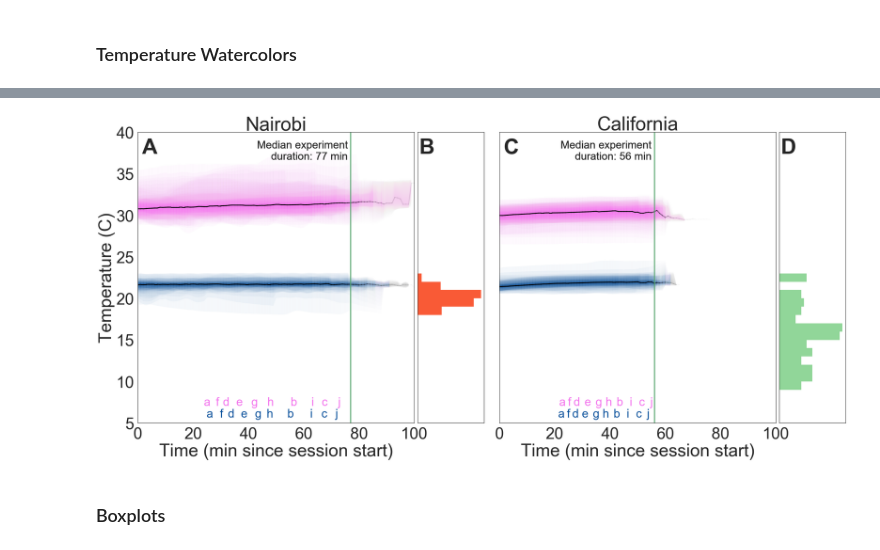
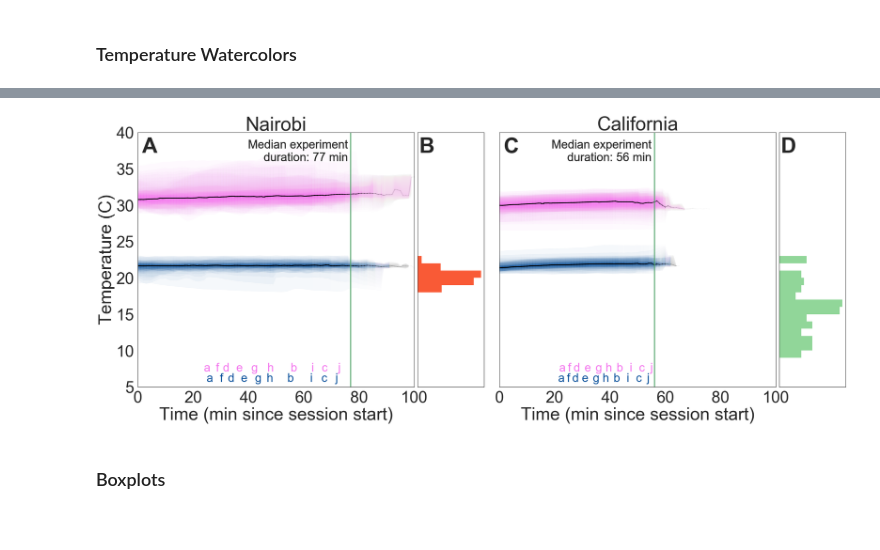
Before and after one commit to bolliger32/berkeley_temp_behavior, a Jupyter notebook: code/notebooks/publication_figures_and_tables.ipynb, the cells around one changed output, grey strips where cells are left out. Saved outputs shown, nothing was run; the diff lists cells and outputs as text; code cells hidden in the pictures.

```diff
--- a/code/notebooks/publication_figures_and_tables.ipynb
+++ b/code/notebooks/publication_figures_and_tables.ipynb
@@ -169,13 +169,16 @@ with sns.axes_style('whitegrid'):
             ax.yaxis.set_label_coords(1.04,.5)
             ax.set_xlim(out_dict[m]['range'])
 
+            n = outs.loc[idx[loc,:],:].shape[0]
+
             p50 = this_df.median()
             p10 = this_df.quantile(.1)
             p90 = this_df.quantile(.9)
 
             ax.axvline(p50)
-            ax.text(.99,.99,'10th percentile: {:.2f}\n50th percentile: {:.2f}\n90th percentile: {:.2f}\n'.format(
-                p10,p50,p90),ha='right',va='top', transform = ax.transAxes, fontsize=fs)
+            ax.text(.99,.99,'10th percentile: {:.2f}\n50th percentile: {:.2f}'.format(p10,p50) +
+                '\n90th percentile: {:.2f}\n$n={}$'.format(p90,n),
+                ha='right',va='top', transform = ax.transAxes, fontsize=fs)
 
         fig.text(0.06, 0.5, 'density', ha='center', va='center', rotation='vertical', fontsize=fs_lab/2)
         ax.set_xlabel(out_dict[m]['xlabel'])
@@ -335,7 +338,7 @@ nullfmt = NullFormatter()
 
 
 with sns.axes_style(style):
-    fig = plt.figure(figsize=(32,16))
+    fig = plt.figure(figsize=(32,14))
     axs = []
     gs1 = gridspec.GridSpec(1,5)
     gs1.update(left=0.06, right=0.51, wspace=0.05)
@@ -377,12 +380,13 @@ with sns.axes_style(style):
             count = this_df.count(axis=1)
             mean_of_med = (med*count).sum()/count.sum()
             med_length = length.median()
+            n = this_df.shape[1]
 
             txt = '{} mean = {:.1f}'.format(
                     grp.title(),mean_of_mean)
 #             ax.text(med_length-1,lab_ht+1.5, txt, verticalalignment='bottom',
 #                   horizontalalignment='right')
-            print('{} {}\n{} {} SD: {}'.format(site,txt, site, grp, mean_of_sd))
+            print('{} {}\n{} {} SD: {}\nN={}'.format(site,txt, site, grp, mean_of_sd, n))
 
             for j in range(count.index.shape[0]-1):
                 line, = ax.plot(med.index[j:j+2],med[j:j+2], color = 'k',
@@ -391,7 +395,7 @@ with sns.axes_style(style):
                     lines.append(line)
             ax.plot([med_length,med_length],[0, 40])
             ax.text(med_length-1,39,'Median experiment\nduration: {:d} min'.format(int(med_length)),
-                    verticalalignment='top',horizontalalignment='right')
+                    verticalalignment='top',horizontalalignment='right',fontsize=fs)
             for i in np.arange(0,.5,.01):
                 this_quantile_low = this_df.quantile(q=i,axis=1)
                 this_quantile_high = this_df.quantile(q=1-i,axis=1)
@@ -414,14 +418,10 @@ with sns.axes_style(style):
         ax.set_xlabel('Time (min since session start)')
         ax.set_ylim((5,40))
 
-
-
-
-
     axs[0].set_xlim((0,100))
     axs[2].set_xlim((0,100))
     axs[2].yaxis.set_major_formatter(nullfmt)
 
-fig.savefig(join(fig_dir,'watercolor_temps_{}.png'.format(style)))
+fig.savefig(join(fig_dir,'watercolor_temps_{}_squished.png'.format(style)))
 # %% [output]
 Nairobi Control mean = 21.7
@@ -435,4 +439,4 @@ California treatment SD: 0.17976669889820593
-[figure, old version]
+[figure, new version]
 # %% [markdown]
 ### Boxplots
 # %% [markdown]
```
Also changed, not shown: parts of 10 cells of this notebook.
